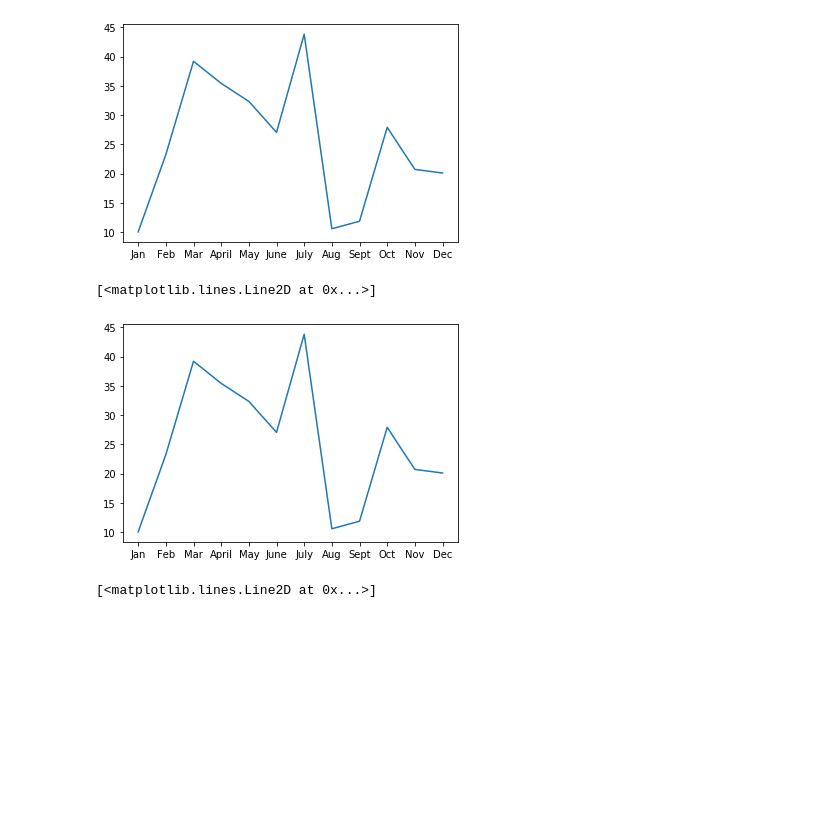
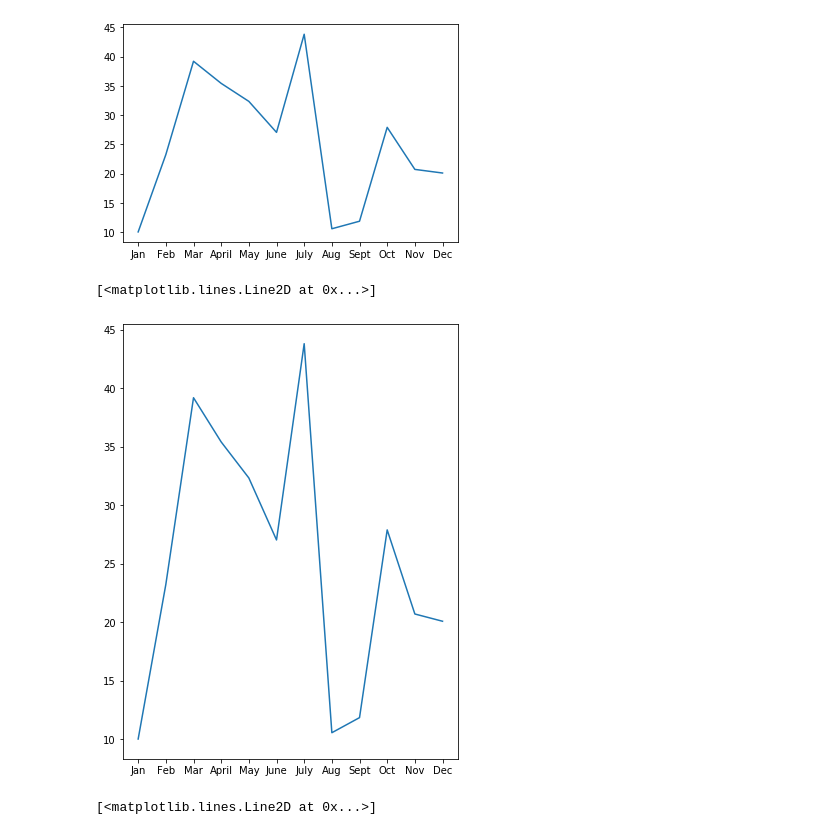
Before and after one commit to tom-jj-G/PyBer_Analysis, a Jupyter notebook: matplotlib_practice.ipynb, the cells around one changed output. Cells and saved outputs as stored; diff of their text form; code cells hidden in the pictures; blank space fills up the shorter version.

```diff
--- a/matplotlib_practice.ipynb
+++ b/matplotlib_practice.ipynb
@@ -17,11 +17,11 @@ plt.plot(x_axis, y_axis)
 [figure]
 # %%
 # Create the plot with ax.plt()
-fig, ax = plt.subplots()
+fig, ax = plt.subplots(figsize = (6,8))
 ax.plot(x_axis, y_axis)
 # %% [output]
 [<matplotlib.lines.Line2D at 0x...>]
-[figure, old version]
+[figure, new version]
 # %%
 # Create the plot with ax.plt()
 fig = plt.figure()
```
Also changed, not shown: 3 other files.
